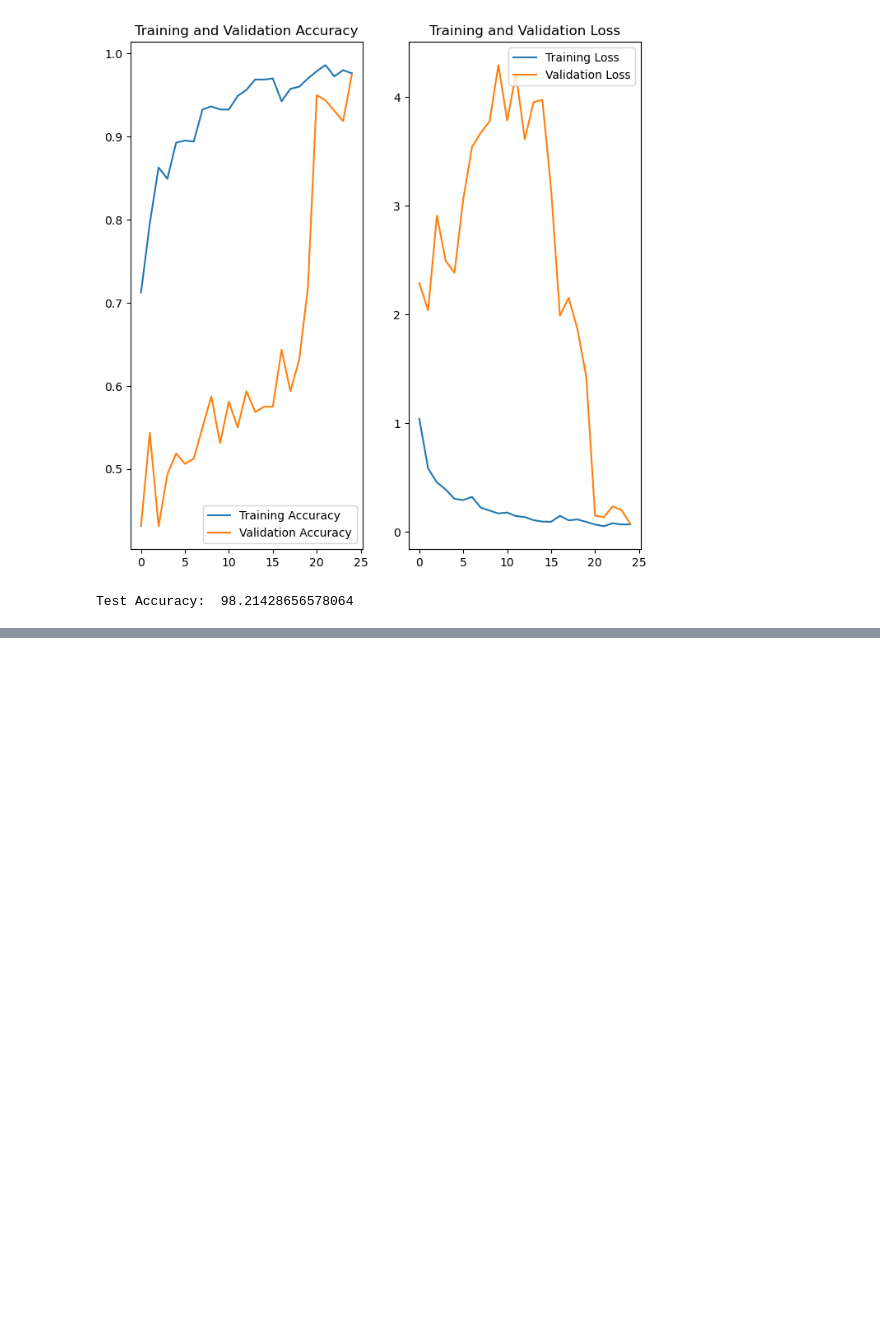
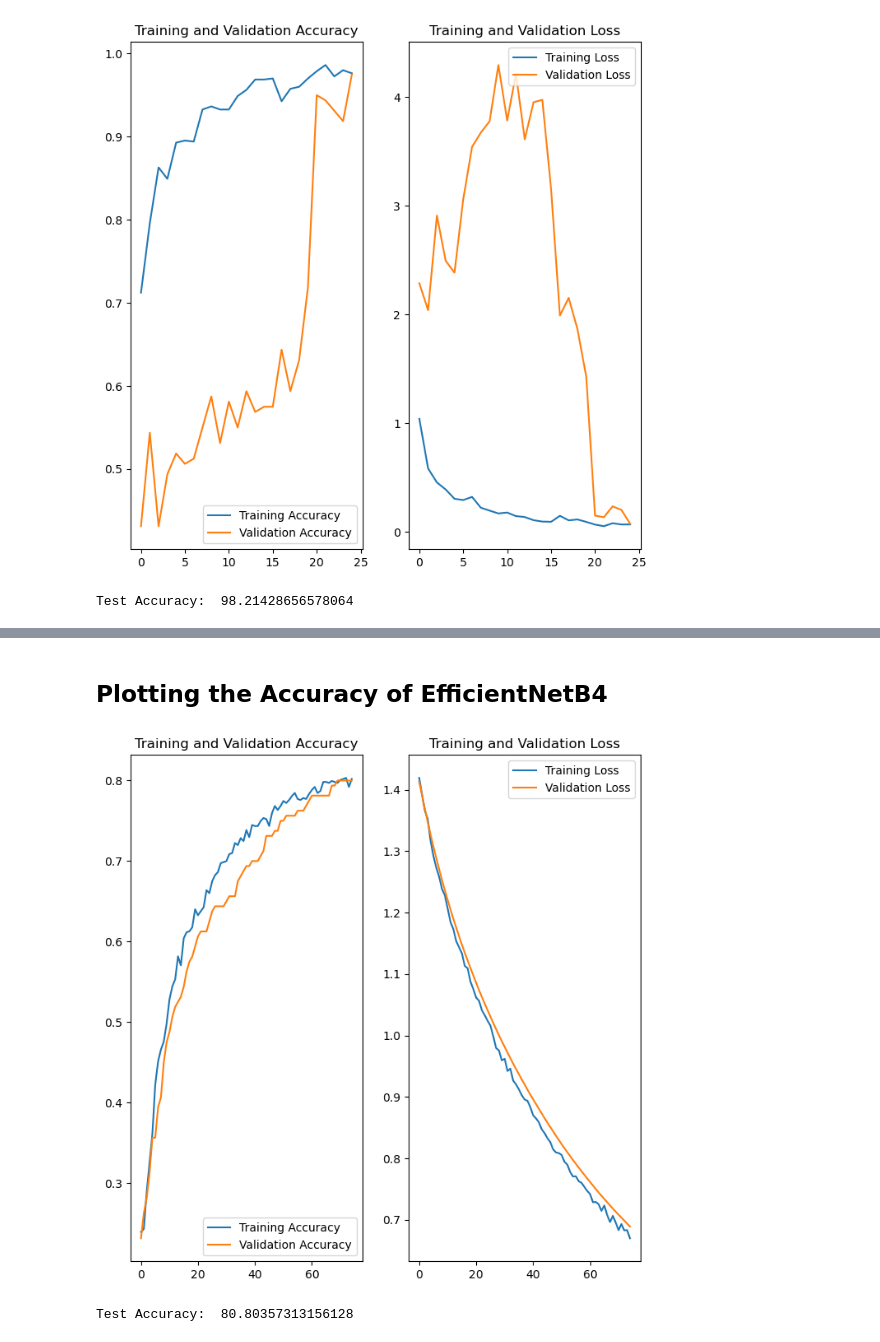
Before and after one commit to sabbirarif/Thesis_Project, a Jupyter notebook: Brinjal_Disease_Detection_Using_Deep_Learning_main_file_(1).ipynb, the cells around one changed output, grey strips where cells are left out. Drawn from its saved outputs; the diff is of its cells as text; code cells hidden in the pictures; blank space fills up the shorter version.

Commit message:
Applied EfficientNetB4 and gained 80% Accuracy.

```diff
--- a/Brinjal_Disease_Detection_Using_Deep_Learning_main_file_(1).ipynb
+++ b/Brinjal_Disease_Detection_Using_Deep_Learning_main_file_(1).ipynb
@@ -647,0 +655,14 @@ Test Accuracy:  98.21428656578064
+# %%
+efficientNetB4_model.trainable = False
+
+# Setup model architecture with trainable top layers
+inputs = layers.Input(shape=(IMAGE_SIZE, IMAGE_SIZE, CHANNELS), name="input_layer")
+x = data_augmentation(inputs)
+
+x = efficientNetB4_model(x, training=False)
+x = layers.GlobalAveragePooling2D(name="global_avg_pool_layer")(x)
+
+
+
+outputs = layers.Dense(4, activation="softmax", name="output_layer")(x)
+model_06 = tf.keras.Model(inputs, outputs)
@@ -647,0 +692,9 @@ Test Accuracy:  98.21428656578064
+# %%
+model_06.compile(optimizer=Adam(learning_rate=0.00001),loss='sparse_categorical_crossentropy',metrics=['accuracy'])
+# %%
+history_06 = model_06.fit(
+    train_ds,
+    validation_data=val_ds,
+    verbose=1,
+    epochs=75,
+)
@@ -647,0 +723,29 @@ Test Accuracy:  98.21428656578064
+# %% [markdown]
+## Plotting the Accuracy of EfficientNetB4
+# %%
+acc_06 = history_06.history['accuracy']
+val_acc_06= history_06.history['val_accuracy']
+
+loss_06 = history_06.history['loss']
+val_loss_06 = history_06.history['val_loss']
+# %%
+plt.figure(figsize=(8, 8))
+plt.subplot(1, 2, 1)
+plt.plot(range(75), acc_06, label='Training Accuracy')
+plt.plot(range(75), val_acc_06, label='Validation Accuracy')
+plt.legend(loc='lower right')
+plt.title('Training and Validation Accuracy')
+
+plt.subplot(1, 2, 2)
+plt.plot(range(75), loss_06, label='Training Loss')
+plt.plot(range(75), val_loss_06, label='Validation Loss')
+plt.legend(loc='upper right')
+plt.title('Training and Validation Loss')
+plt.show()
+# %% [output]
+[figure, added]
+# %%
+efn_acc_06=scores_06[1]*100
+print(f"Test Accuracy: ",efn_acc_06)
+# %% [output]
+Test Accuracy:  80.80357313156128
```
Also changed, not shown: parts of 6 cells of this notebook.
